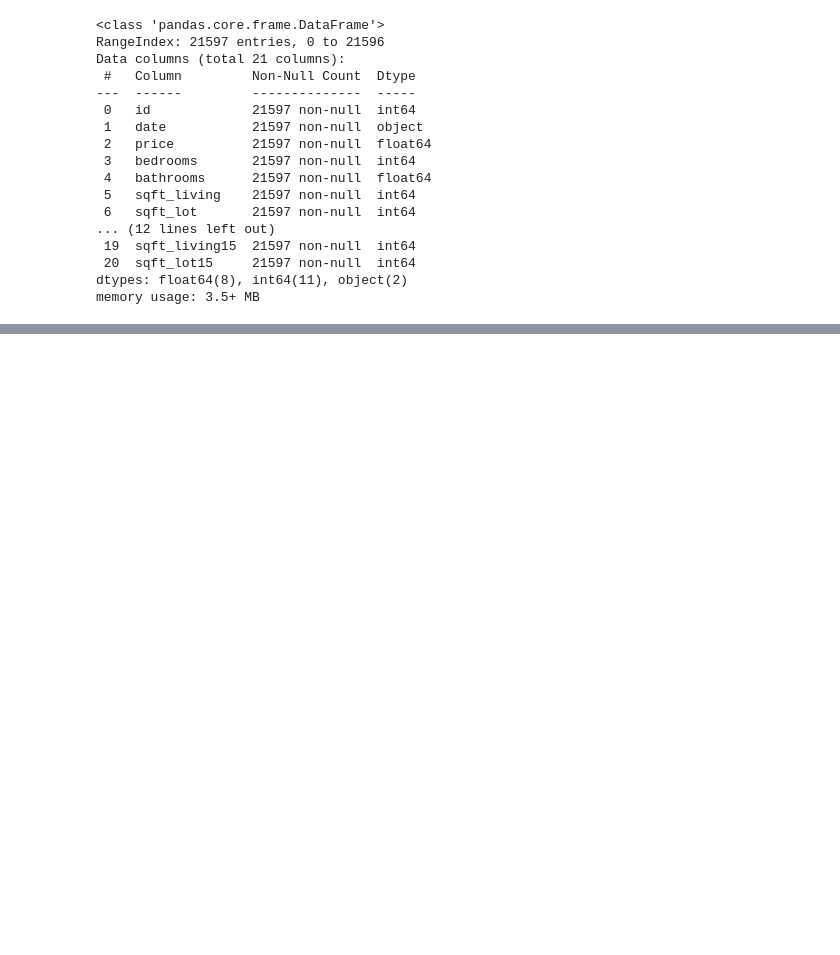
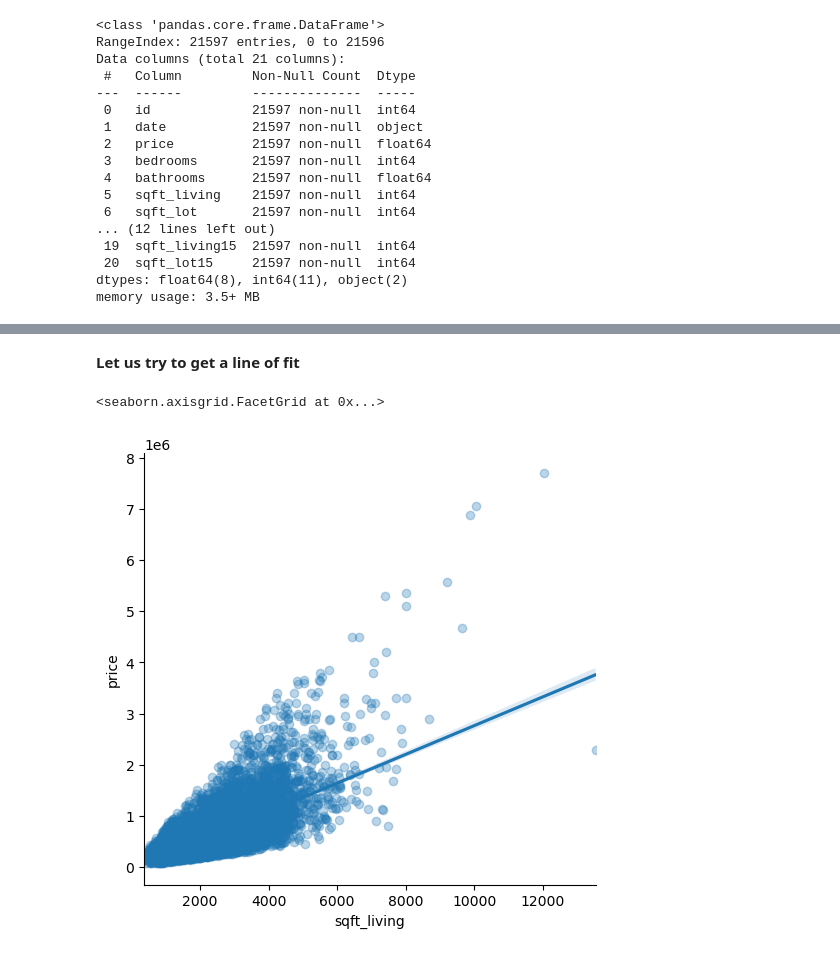
Before and after one commit to Jodhiamboapiyo/Group15_project, a Jupyter notebook: Work/Josi.ipynb, the cells around one changed output, grey strips where cells are left out. Drawn from its saved outputs; the diff is of its cells as text; code cells hidden in the pictures; blank space fills up the shorter version.

```diff
--- a/Work/Josi.ipynb
+++ b/Work/Josi.ipynb
@@ -59,0 +159,7 @@ df.drop(columns=columns_to_drop, inplace=True)
+# %% [markdown]
+**Let us try to get a line of fit**
+# %%
+sns.lmplot(x="sqft_living", y="price", data=df, scatter_kws={"alpha":0.3})
+# %% [output]
+<seaborn.axisgrid.FacetGrid at 0x...>
+[figure, added]
```
Also changed, not shown: parts of 33 cells of this notebook.
